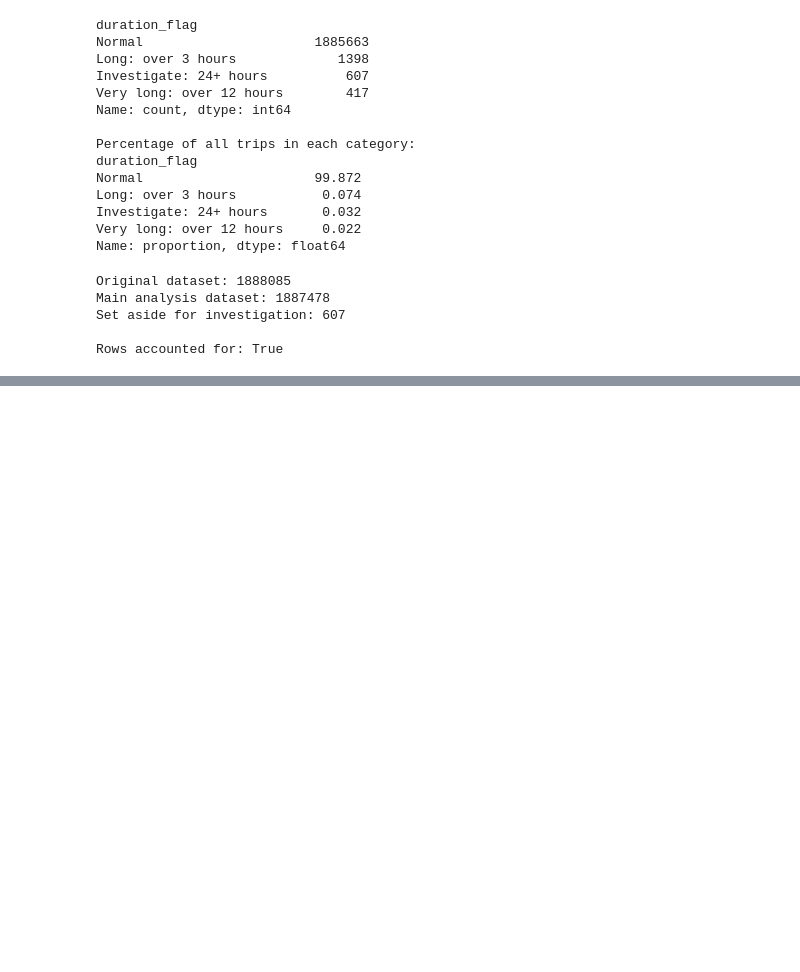
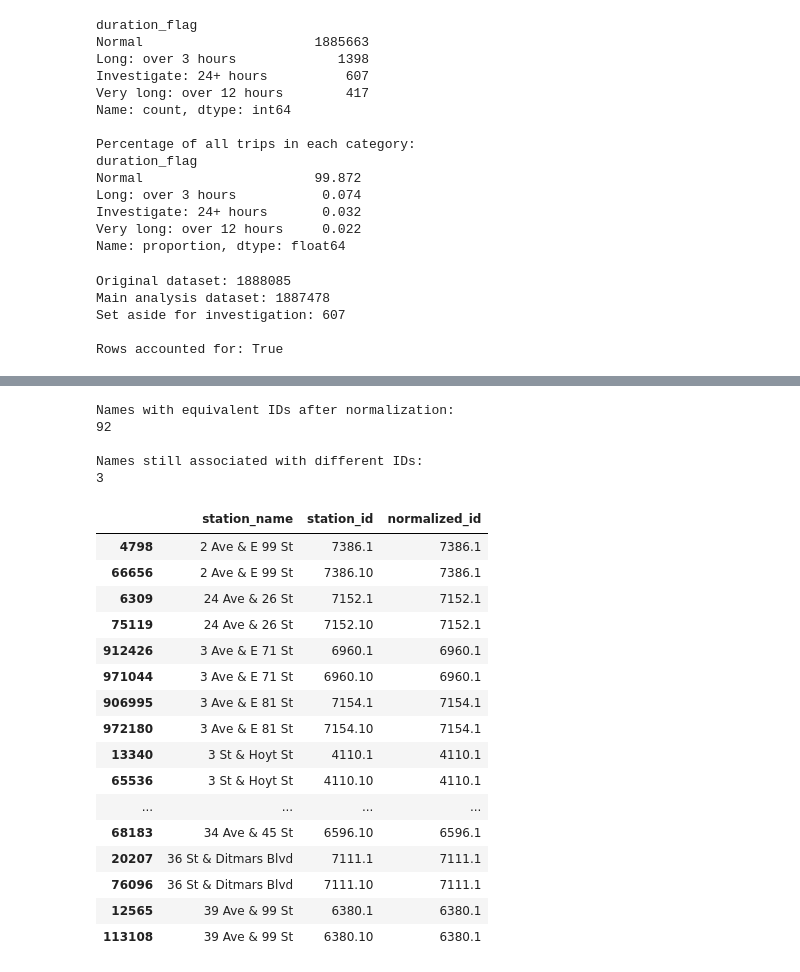
Before and after one commit to Gaurav7877/nyc-bike-intelligence, a Jupyter notebook: notebooks/02_inspect_raw_data.ipynb, the cells around one changed output, grey strips where cells are left out. Cells and saved outputs as stored; diff of their text form; code cells hidden in the pictures; blank space fills up the shorter version.

Commit message:
Complete January data quality checks and cleaning

```diff
--- a/notebooks/02_inspect_raw_data.ipynb
+++ b/notebooks/02_inspect_raw_data.ipynb
@@ -517,0 +749,13 @@ Rows accounted for: True
+# %%
+# Select station names associated with multiple IDs
+duplicate_names = ids_per_name[ids_per_name > 1].index
+
+# Show the corresponding station IDs
+station_id_pairs = (
+    stations[
+        stations["station_name"].isin(duplicate_names)
+    ]
+    .sort_values(["station_name", "station_id"])
+)
+
+display(station_id_pairs.head(30))
@@ -517,0 +780,51 @@ Rows accounted for: True
+# %%
+# Check whether duplicate station IDs differ only by trailing zeros
+
+station_id_pairs_check = station_id_pairs.copy()
+
+station_id_pairs_check["normalized_id"] = (
+    station_id_pairs_check["station_id"]
+    .str.replace(r"(\.\d*?)0+$", r"\1", regex=True)
+    .str.rstrip(".")
+)
+
+# Count distinct normalized IDs per station name
+normalized_counts = (
+    station_id_pairs_check.groupby("station_name")["normalized_id"]
+    .nunique()
+)
+
+print("Names with equivalent IDs after normalization:")
+print((normalized_counts == 1).sum())
+
+print("\nNames still associated with different IDs:")
+print((normalized_counts > 1).sum())
+
+display(
+    station_id_pairs_check[
+        ["station_name", "station_id", "normalized_id"]
+    ].head(20)
+)
+# %% [output]
+Names with equivalent IDs after normalization:
+92
+
+Names still associated with different IDs:
+3
+|  | station_name | station_id | normalized_id |
+| 4798 | 2 Ave & E 99 St | 7386.1 | 7386.1 |
+| 66656 | 2 Ave & E 99 St | 7386.10 | 7386.1 |
+| 6309 | 24 Ave & 26 St | 7152.1 | 7152.1 |
+| 75119 | 24 Ave & 26 St | 7152.10 | 7152.1 |
+| 912426 | 3 Ave & E 71 St | 6960.1 | 6960.1 |
+| 971044 | 3 Ave & E 71 St | 6960.10 | 6960.1 |
+| 906995 | 3 Ave & E 81 St | 7154.1 | 7154.1 |
+| 972180 | 3 Ave & E 81 St | 7154.10 | 7154.1 |
+| 13340 | 3 St & Hoyt St | 4110.1 | 4110.1 |
+| 65536 | 3 St & Hoyt St | 4110.10 | 4110.1 |
+| ... | ... | ... | ... |
+| 68183 | 34 Ave & 45 St | 6596.10 | 6596.1 |
+| 20207 | 36 St & Ditmars Blvd | 7111.1 | 7111.1 |
+| 76096 | 36 St & Ditmars Blvd | 7111.10 | 7111.1 |
+| 12565 | 39 Ave & 99 St | 6380.1 | 6380.1 |
+| 113108 | 39 Ave & 99 St | 6380.10 | 6380.1 |
```
Also changed, not shown: parts of 17 cells of this notebook.
